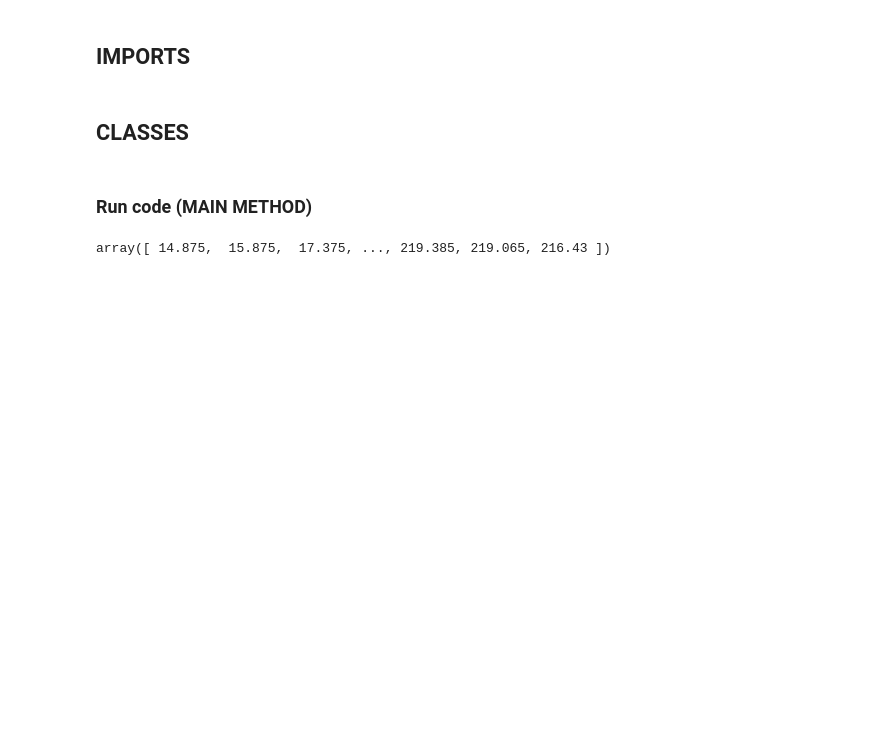
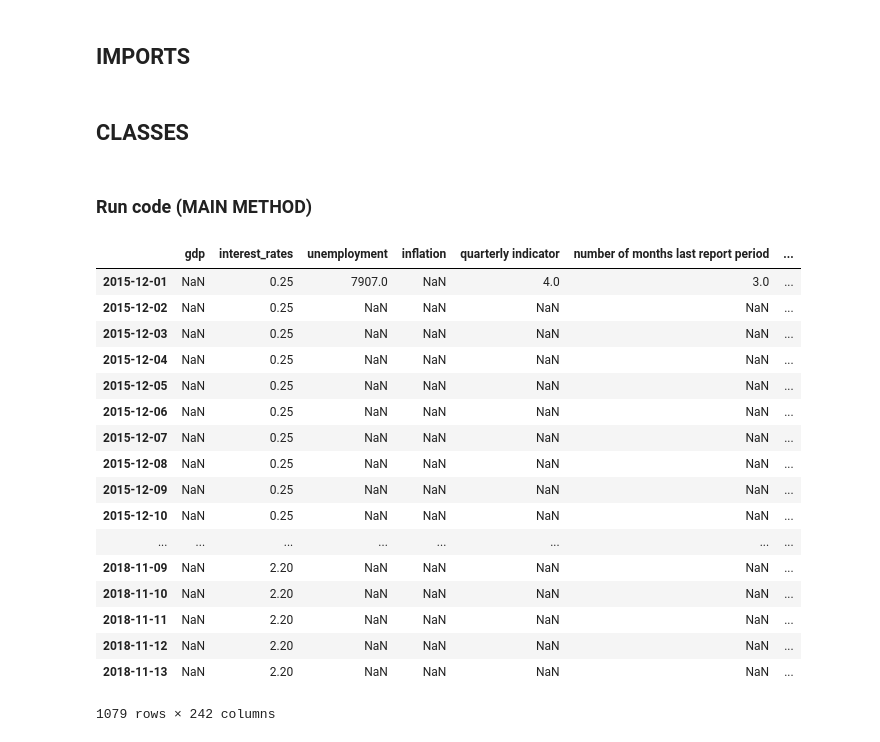
Before and after one commit to MaxGrtz/ann_w_tf, a Jupyter notebook: final_project_framework.ipynb, the cells around one changed output. Drawn from its saved outputs; the diff is of its cells as text; code cells hidden in the pictures; blank space fills up the shorter version.

Commit message:
data preprocessing and framework

```diff
--- a/final_project_framework.ipynb
+++ b/final_project_framework.ipynb
@@ -184,24 +208,13 @@ class priceData(object):
-# %%
-class sentiment(object):
-    '''object holding all relevant sentiment data as numerically encoded values (historical, current)'''
-
-    def __init__(self, stock):
-        pass
-
-    def update():
-        pass
 # %%
 class Data(object):
     '''data object holding all relevant data for prediction'''
-    def __init__(self, stock, timestepSize=3600, timestamp=datetime.datetime.today()):
+    def __init__(self, stock, start_date_data):
         self.stock = stock
-        self.timestepSize = timestepSize
-        self.timestamp = timestamp
-        self.economic = economy(stock)
+        self.economic = economy()
         self.financial = finances(stock)
-        self.priceData = priceData(stock)
-        self.sentiment = sentiment(stock)
-        # self.highlevelData - eg management, competition, banch etc
+        self.price = price(stock, start_date_data)
+        self.sentiment = sentiment(stock, start_date_data)
+        self.frame = pd.concat([self.economic.frame, self.financial.frame, self.price.frame], axis=1, sort=False)
 
     def getDataCurrent(self):
         '''loop over all subobject and their attributes and save the values in a vector.'''
@@ -211,13 +224,10 @@ class Data(object):
         '''loop over all subobject and their attributes and save the values for every timestep in a matrix.'''
         pass
 
-    def updateData(self):
+    def updateData(self, start_date_data):
         '''update data.'''
-        self.timestampUpdate()
-        self.economic.update()
-        self.financial.update()
-        self.priceData.update()
-        self.sentiment.update()
+        self.priceData.update(start_date_data)
+        self.sentiment.update(start_date_data)
 
     def getPrice(self, timestamp):
         '''
@@ -227,17 +237,34 @@ class Data(object):
         '''
         self.priceData.price(timestamp)
         return price
-
-    def timestampUpdate(self):
-        self.timestamp += self.timestepSize
 # %% [markdown]
 ### Run code (MAIN METHOD)
 # %%
-stock = "AAPL"
+stocks = ['MSFT']
+start_date = "2015-12-01"
 ann = ANN()
-data = Data(stock)
+data = {}
+for stock in stocks:
+    data[stock] = Data(stock, start_date)
 interface = Interface(ann, data)
-# %%
-data.priceData.prices
-# %% [output]
-array([ 14.875,  15.875,  17.375, ..., 219.385, 219.065, 216.43 ])
+# %%
+interface.data['MSFT'].frame
+# %% [output]
+|  | gdp | interest_rates | unemployment | inflation | quarterly indicator | number of months last report period | ... |
+| 2015-12-01 | NaN | 0.25 | 7907.0 | NaN | 4.0 | 3.0 | ... |
+| 2015-12-02 | NaN | 0.25 | NaN | NaN | NaN | NaN | ... |
+| 2015-12-03 | NaN | 0.25 | NaN | NaN | NaN | NaN | ... |
+| 2015-12-04 | NaN | 0.25 | NaN | NaN | NaN | NaN | ... |
+| 2015-12-05 | NaN | 0.25 | NaN | NaN | NaN | NaN | ... |
+| 2015-12-06 | NaN | 0.25 | NaN | NaN | NaN | NaN | ... |
+| 2015-12-07 | NaN | 0.25 | NaN | NaN | NaN | NaN | ... |
+| 2015-12-08 | NaN | 0.25 | NaN | NaN | NaN | NaN | ... |
+| 2015-12-09 | NaN | 0.25 | NaN | NaN | NaN | NaN | ... |
+| 2015-12-10 | NaN | 0.25 | NaN | NaN | NaN | NaN | ... |
+| ... | ... | ... | ... | ... | ... | ... | ... |
+| 2018-11-09 | NaN | 2.20 | NaN | NaN | NaN | NaN | ... |
+| 2018-11-10 | NaN | 2.20 | NaN | NaN | NaN | NaN | ... |
+| 2018-11-11 | NaN | 2.20 | NaN | NaN | NaN | NaN | ... |
+| 2018-11-12 | NaN | 2.20 | NaN | NaN | NaN | NaN | ... |
+| 2018-11-13 | NaN | 2.20 | NaN | NaN | NaN | NaN | ... |
+1079 rows × 242 columns
```
Also changed, not shown: parts of 9 cells of this notebook, 5 other files.
